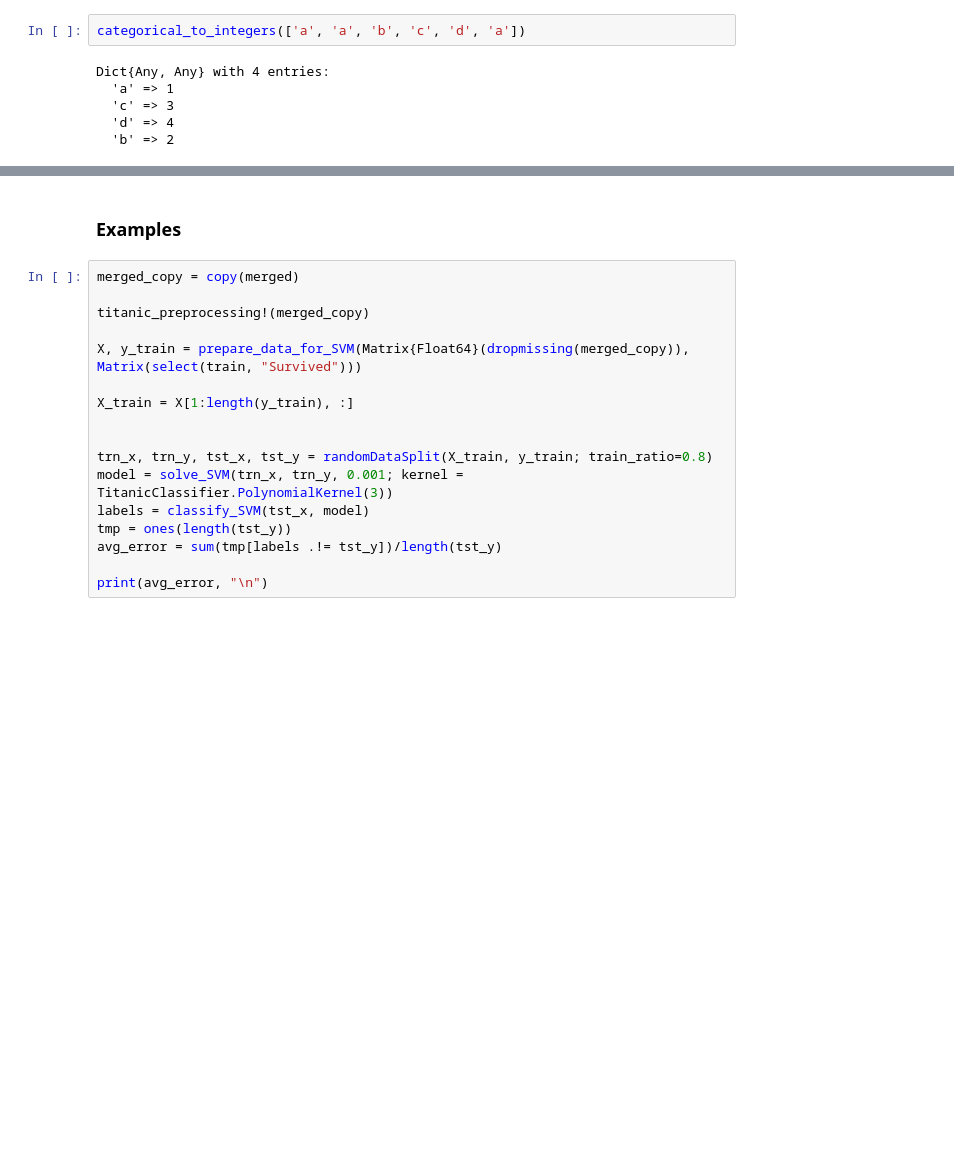
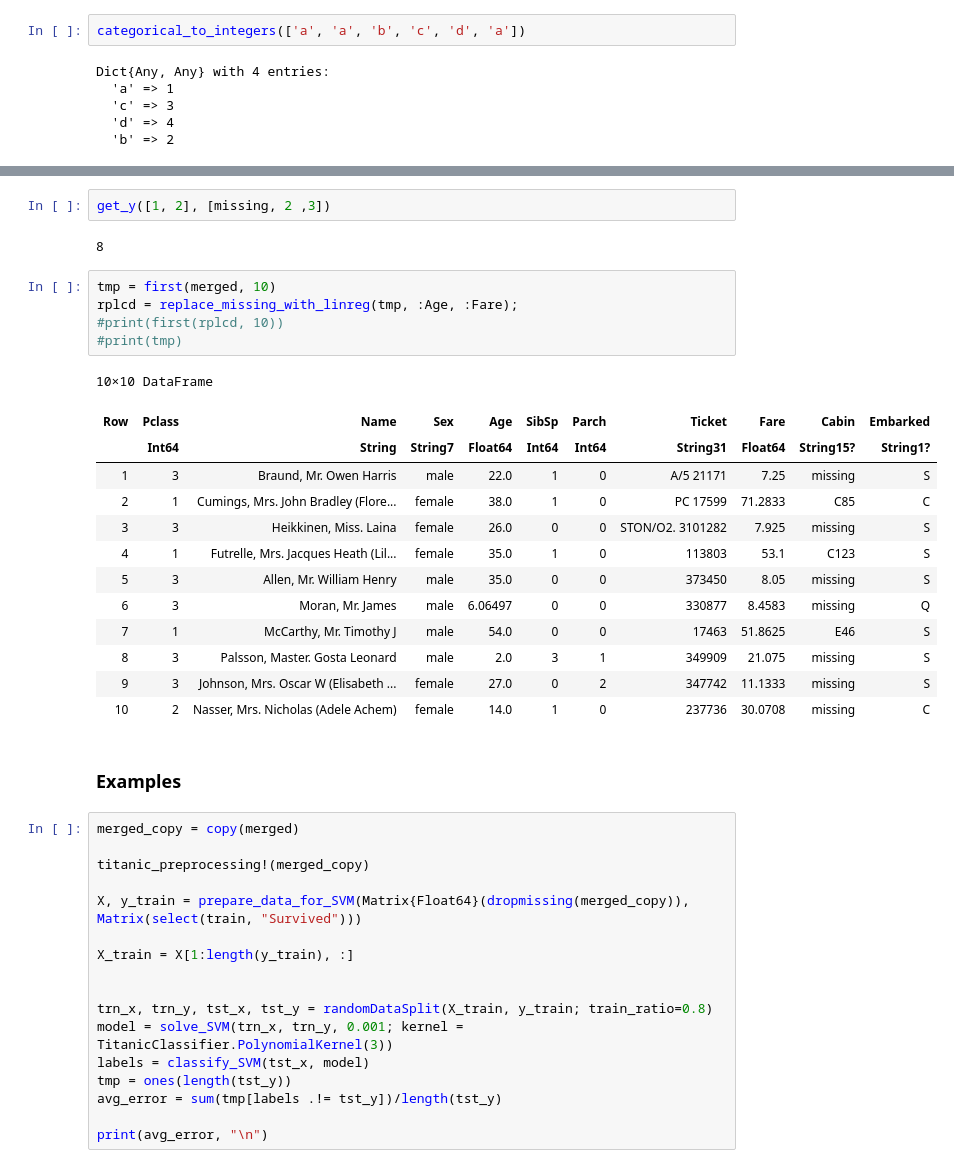
Before and after one commit to B0B36JUL-FinalProjects-2022/Projekt_cechdav5, a Jupyter notebook: examples/classif.ipynb, the cells around one changed output, grey strips where cells are left out. Saved outputs shown, nothing was run; the diff lists cells and outputs as text; blank space fills up the shorter version.

```diff
--- a/examples/classif.ipynb
+++ b/examples/classif.ipynb
@@ -196,3 +214,26 @@ Dict{Any, Any} with 4 entries:
+# %%
+get_y([1, 2], [missing, 2 ,3])
+# %% [output]
+8
+# %%
+tmp = first(merged, 10)
+rplcd = replace_missing_with_linreg(tmp, :Age, :Fare);
+#print(first(rplcd, 10))
+#print(tmp)
+# %% [output]
+10×10 DataFrame
+| Row | Pclass | Name | Sex | Age | SibSp | Parch | Ticket | Fare | Cabin | Embarked |
+|  | Int64 | String | String7 | Float64 | Int64 | Int64 | String31 | Float64 | String15? | String1? |
+| 1 | 3 | Braund, Mr. Owen Harris | male | 22.0 | 1 | 0 | A/5 21171 | 7.25 | missing | S |
+| 2 | 1 | Cumings, Mrs. John Bradley (Flore... | female | 38.0 | 1 | 0 | PC 17599 | 71.2833 | C85 | C |
+| 3 | 3 | Heikkinen, Miss. Laina | female | 26.0 | 0 | 0 | STON/O2. 3101282 | 7.925 | missing | S |
+| 4 | 1 | Futrelle, Mrs. Jacques Heath (Lil... | female | 35.0 | 1 | 0 | 113803 | 53.1 | C123 | S |
+| 5 | 3 | Allen, Mr. William Henry | male | 35.0 | 0 | 0 | 373450 | 8.05 | missing | S |
+| 6 | 3 | Moran, Mr. James | male | 6.06497 | 0 | 0 | 330877 | 8.4583 | missing | Q |
+| 7 | 1 | McCarthy, Mr. Timothy J | male | 54.0 | 0 | 0 | 17463 | 51.8625 | E46 | S |
+| 8 | 3 | Palsson, Master. Gosta Leonard | male | 2.0 | 3 | 1 | 349909 | 21.075 | missing | S |
+| 9 | 3 | Johnson, Mrs. Oscar W (Elisabeth ... | female | 27.0 | 0 | 2 | 347742 | 11.1333 | missing | S |
+| 10 | 2 | Nasser, Mrs. Nicholas (Adele Achem) | female | 14.0 | 1 | 0 | 237736 | 30.0708 | missing | C |
 # %% [markdown]
 ### Examples
 # %%
```
Also changed, not shown: parts of 4 cells of this notebook, 2 other files.
